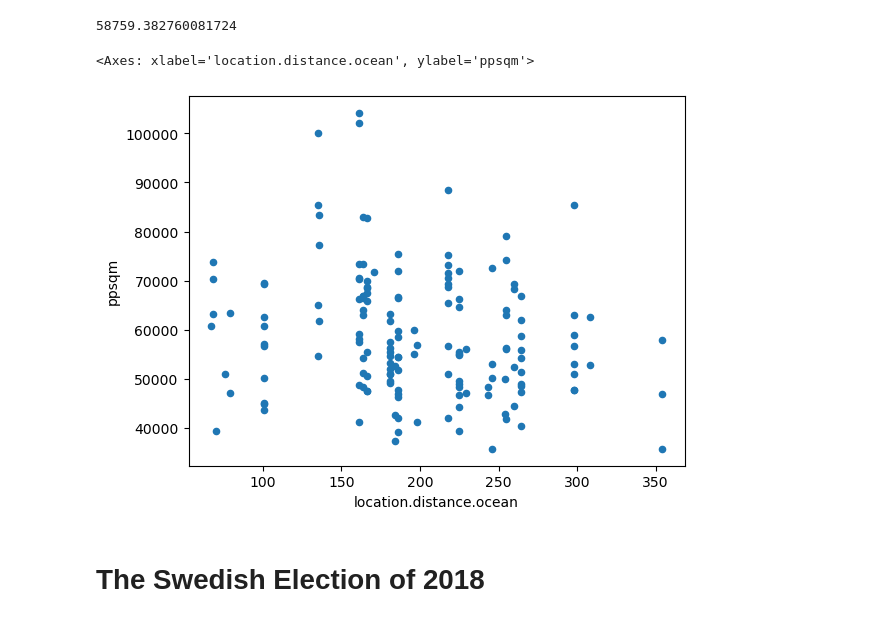
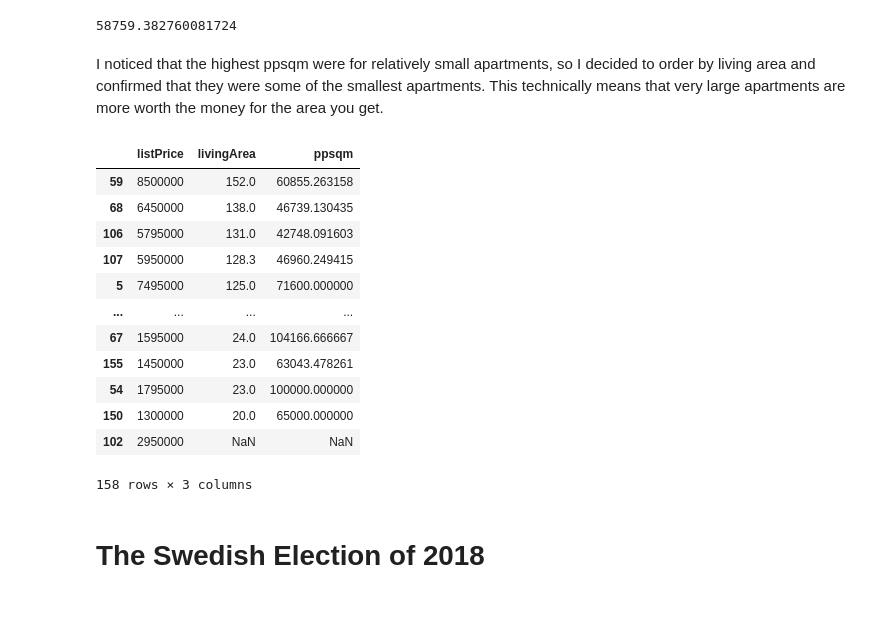
Before and after one commit to Schwankus/su-mt4007, a Jupyter notebook: HW2/HW2.ipynb, the cells around one changed output. Cells and saved outputs as stored; diff of their text form; code cells hidden in the pictures.

```diff
--- a/HW2/HW2.ipynb
+++ b/HW2/HW2.ipynb
@@ -32,11 +36,25 @@ apartment_df[["listPrice","livingArea","ppsqm"]] \
 apartment_df["ppsqm"].mean()
 # %% [output]
 58759.382760081724
-# %%
-apartment_df.plot.scatter(x = "location.distance.ocean", y = "ppsqm")
-# %% [output]
-<Axes: xlabel='location.distance.ocean', ylabel='ppsqm'>
-[figure, removed]
+# %% [markdown]
+I noticed that the highest ppsqm were for relatively small apartments, so I decided to order by living area and confirmed that they were some of the smallest apartments. This technically means that very large apartments are more worth the money for the area you get.
+# %%
+apartment_df[["listPrice","livingArea","ppsqm"]] \
+        .sort_values("livingArea", ascending = False)
+# %% [output]
+|  | listPrice | livingArea | ppsqm |
+| 59 | 8500000 | 152.0 | 60855.263158 |
+| 68 | 6450000 | 138.0 | 46739.130435 |
+| 106 | 5795000 | 131.0 | 42748.091603 |
+| 107 | 5950000 | 128.3 | 46960.249415 |
+| 5 | 7495000 | 125.0 | 71600.000000 |
+| ... | ... | ... | ... |
+| 67 | 1595000 | 24.0 | 104166.666667 |
+| 155 | 1450000 | 23.0 | 63043.478261 |
+| 54 | 1795000 | 23.0 | 100000.000000 |
+| 150 | 1300000 | 20.0 | 65000.000000 |
+| 102 | 2950000 | NaN | NaN |
+158 rows × 3 columns
 # %% [markdown]
 # The Swedish Election of 2018
 # %%
```
Also changed, not shown: parts of 16 cells of this notebook.
